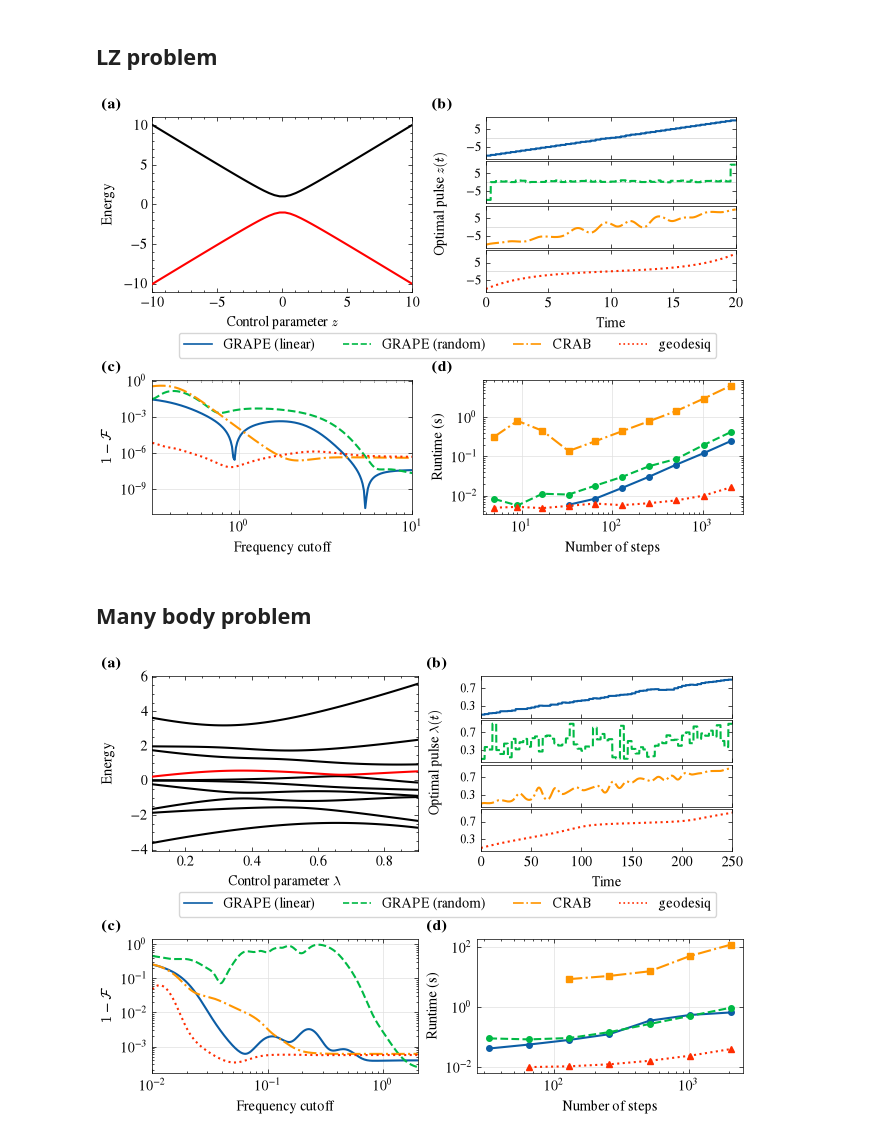
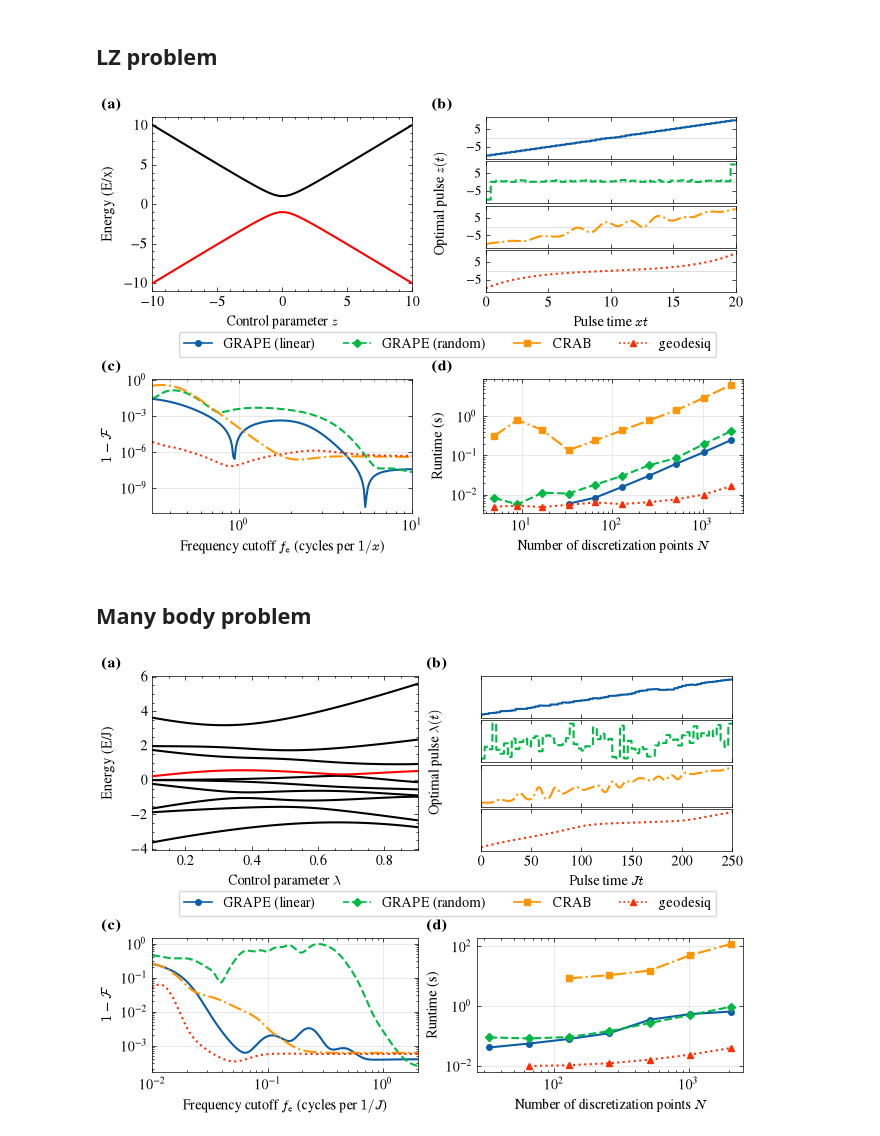
Before and after one commit to geodesiq-control/geodesiq-control, a Jupyter notebook: dev/manuscript_figures.ipynb, the cells around one changed output. Drawn from its saved outputs; the diff is of its cells as text; code cells hidden in the pictures.

```diff
--- a/dev/manuscript_figures.ipynb
+++ b/dev/manuscript_figures.ipynb
@@ -623,7 +625,7 @@ def pulses_and_runtime(Ls, ising_model, num_samples=200):
 
     return np.array(runtimes), np.array(control_pulses)
 # %%
-durations = np.linspace(0.1, 500, 10)
+durations = np.linspace(0.1, 500, 200)
 Ls = [2, 4, 6]
 fids = []
 
@@ -650,18 +652,18 @@ for i, L in enumerate(Ls):
     pulse = control_pulses[i]
     t_pulse = np.linspace(0, 1, len(pulse))
     ax.plot(t_pulse, pulse, lw=linewidth, color=colors_rgba[i], label=f"$L={L}$")
-ax.set_xlabel(r"Pulse time $t/t_\text{f}$", fontsize=fontsize_label)
-ax.set_ylabel(r"Control pulse $\lambda(t/t_\text{f})$", fontsize=fontsize_label)
+ax.set_xlabel(r"Rescaled time $t/t_\text{f}$", fontsize=fontsize_label)
+ax.set_ylabel(r"Pulse amplitude $\lambda(t)$", fontsize=fontsize_label)
 ax.legend(fontsize=fontsize_label)
 
 # ---- b) Infidelities ----
 ax = axes[1]
 for i, L in enumerate(Ls):
-    ax.plot(durations, 1 - fids[i], lw=linewidth, color=colors_rgba[i], label=f"$L={L}$", marker="o", markersize=5)
+    ax.plot(durations, 1 - fids[i], lw=linewidth, color=colors_rgba[i], label=f"$L={L}$")
 ax.set_yscale("log")
-ax.set_xlabel(r"Pulse time $Jt_\text{f}$", fontsize=fontsize_label)
+ax.set_xlabel(r"Pulse duration $Jt_\text{f}$", fontsize=fontsize_label)
 ax.set_ylabel(r"Infidelity $1-\mathcal{F}$", fontsize=fontsize_label)
-ax.legend(fontsize=fontsize_label)
+# ax.legend(fontsize=fontsize_label)
 
 # ---- c) Runtimes (violin plot) ----
 L_vals_runtime = np.array(Ls_runtime)
@@ -689,7 +691,7 @@ ax.yaxis.set_major_formatter(ticker.ScalarFormatter())
 ax.yaxis.set_minor_formatter(ticker.NullFormatter())
 ax.set_xticks(x)
 ax.set_xticklabels([f"$L={L}$" for L in Ls_runtime])
-ax.set_ylabel("Runtime [ms]", fontsize=fontsize_label)
+ax.set_ylabel("Runtime (ms)", fontsize=fontsize_label)
 
 for ax in axes:
     ax.tick_params(labelsize=fontsize_label)
@@ -928,7 +937,7 @@ methods = [
     (
         "GRAPE (random)",
         "GRAPE_random",
-        "o",
+        "D",
         grape_time_random,
         grape_pulse_random,
         fidelities_GRAPE_random,
@@ -951,7 +960,7 @@ for i in range(energies.shape[1]):
     ax_energy.plot(x_vals, energies[:, i], c="r" if is_target else "k", lw=lw, zorder=3 if is_target else 2)
 
 ax_energy.set_xlabel(rf"Control parameter ${x_label}$")
-ax_energy.set_ylabel("Energy")
+ax_energy.set_ylabel(f"Energy ({energy_units})")
 ax_energy.set_xlim(min(x_vals), max(x_vals))
 
 
@@ -961,7 +970,7 @@ lo = min(np.min(m[4]) for m in methods)
 hi = max(np.max(m[4]) for m in methods)
 pad = 0.1 * (hi - lo)
 
-for ax, (label, key, _, t, p, _, _) in zip(pulse_axes, methods):
+for ax, (label, key, _, t, p, _, _) in zip(pulse_axes, methods, strict=False):
     ax.plot(t, p, label=label, **pulses[key], linewidth=lw)
     ax.axhline(0, color="0.85", lw=0.6, zorder=-1)
     ax.tick_params(axis="y", labelsize=9)
@@ -971,10 +980,10 @@ for ax, (label, key, _, t, p, _, _) in zip(pulse_axes, methods):
 pulse_axes[0].set_ylim(lo - pad, hi + pad)
 pulse_axes[0].yaxis.set_major_locator(ticker.FixedLocator(pulse_ticks))
 pulse_axes[-1].set_xlim(0, max(np.max(m[3]) for m in methods))
-pulse_axes[-1].set_xlabel("Time")
+pulse_axes[-1].set_xlabel(rf"Pulse time ${time_units}$")
 
 # one y-label centred on the stack
-pulse_axes[1].set_ylabel("Optimal pulse $z(t)$")
+pulse_axes[1].set_ylabel(rf"Optimal pulse ${x_label}(t)$")
 pulse_axes[1].yaxis.set_label_coords(-0.15, 0.0)
 
 
@@ -985,10 +994,10 @@ for label, key, _, _, _, fid, _ in methods:
 
 ax_fidelity.set_xscale("log")
 ax_fidelity.set_yscale("log")
-ax_fidelity.set_xlabel("Frequency cutoff")
+ax_fidelity.set_xlabel(rf"Frequency cutoff $f_\mathrm{{c}}$ (cycles per $1/{energy_scale}$)")
 ax_fidelity.set_ylabel(r"$1 - \mathcal{F}$")
 light_grid(ax_fidelity)
-ax_fidelity.set_xlim(min(cutoffs), 10)
+ax_fidelity.set_xlim(min(cutoffs), max_freq)
 
 
 # ======= D: Runtime =======
@@ -998,14 +1007,14 @@ for label, key, marker, _, _, _, times in methods:
         n_ts_vals, np.nanmean(times, axis=1), label=label, marker=marker, markersize=ms, **pulses[key], linewidth=lw
     )
 
-ax_runtime.set_xlabel("Number of steps")
+ax_runtime.set_xlabel(r"Number of discretization points $N$")
 ax_runtime.set_ylabel("Runtime (s)")
 light_grid(ax_runtime)
 
 
 # ======= Common legend =======
 
-handles, labels = ax_fidelity.get_legend_handles_labels()
+handles, labels = ax_runtime.get_legend_handles_labels()
 
 ax_legend.axis("off")
 leg = ax_legend.legend(
@@ -1024,9 +1033,9 @@ plt.setp(leg.legend_handles, linewidth=1.2)
 fig.align_ylabels([ax_energy, ax_fidelity])
 panel_labels(fig, [ax_energy, pulse_axes[0], ax_fidelity, ax_runtime])
 
-fig.savefig("figures/LZ_benchmarks.pdf")
+fig.savefig(f"figures/{fig_name}.pdf")
 # %% [output]
-[figure, old version]
+[figure, new version]
 # %% [markdown]
 ## Many body problem
 # %%
@@ -1051,6 +1060,13 @@ fidelities_CRAB = data["fidelities_CRAB"]
 target = 6
 x_vals = lam_vals
 x_label = r"\lambda"
+
+energy_scale = "J"
+time_units = f"{energy_scale}t"
+energy_units = f"E/{energy_scale}"
+fig_name = "many_body_benchmarks"
+
+max_freq = np.max(cutoffs)
 # %%
 data = np.load("other_qoctrl/data/many_body_timing_results.npz")
 
@@ -1068,7 +1084,7 @@ gs = fig.add_gridspec(3, 2, height_ratios=[1.3, 0.1, 1])
 
 lw = 1.5
 ms = 4
-pulse_ticks = [0.3, 0.7]  # y-ticks shown on every pulse strip
+pulse_ticks = [-5, 5]  # y-ticks shown on every pulse strip
 
 # Layout:
 #
@@ -1096,7 +1112,7 @@ methods = [
     (
         "GRAPE (random)",
         "GRAPE_random",
-        "o",
+        "D",
         grape_time_random,
         grape_pulse_random,
         fidelities_GRAPE_random,
@@ -1119,7 +1135,7 @@ for i in range(energies.shape[1]):
     ax_energy.plot(x_vals, energies[:, i], c="r" if is_target else "k", lw=lw, zorder=3 if is_target else 2)
 
 ax_energy.set_xlabel(rf"Control parameter ${x_label}$")
-ax_energy.set_ylabel("Energy")
+ax_energy.set_ylabel(f"Energy ({energy_units})")
 ax_energy.set_xlim(min(x_vals), max(x_vals))
 
 
@@ -1129,7 +1145,7 @@ lo = min(np.min(m[4]) for m in methods)
 hi = max(np.max(m[4]) for m in methods)
 pad = 0.1 * (hi - lo)
 
-for ax, (label, key, _, t, p, _, _) in zip(pulse_axes, methods):
+for ax, (label, key, _, t, p, _, _) in zip(pulse_axes, methods, strict=False):
     ax.plot(t, p, label=label, **pulses[key], linewidth=lw)
     ax.axhline(0, color="0.85", lw=0.6, zorder=-1)
     ax.tick_params(axis="y", labelsize=9)
@@ -1139,10 +1155,10 @@ for ax, (label, key, _, t, p, _, _) in zip(pulse_axes, methods):
 pulse_axes[0].set_ylim(lo - pad, hi + pad)
 pulse_axes[0].yaxis.set_major_locator(ticker.FixedLocator(pulse_ticks))
 pulse_axes[-1].set_xlim(0, max(np.max(m[3]) for m in methods))
-pulse_axes[-1].set_xlabel("Time")
+pulse_axes[-1].set_xlabel(rf"Pulse time ${time_units}$")
 
 # one y-label centred on the stack
-pulse_axes[1].set_ylabel("Optimal pulse $\lambda(t)$")
+pulse_axes[1].set_ylabel(rf"Optimal pulse ${x_label}(t)$")
 pulse_axes[1].yaxis.set_label_coords(-0.15, 0.0)
 
 
@@ -1153,10 +1169,10 @@ for label, key, _, _, _, fid, _ in methods:
 
 ax_fidelity.set_xscale("log")
 ax_fidelity.set_yscale("log")
-ax_fidelity.set_xlabel("Frequency cutoff")
+ax_fidelity.set_xlabel(rf"Frequency cutoff $f_\mathrm{{c}}$ (cycles per $1/{energy_scale}$)")
 ax_fidelity.set_ylabel(r"$1 - \mathcal{F}$")
 light_grid(ax_fidelity)
-ax_fidelity.set_xlim(min(cutoffs), max(cutoffs))
+ax_fidelity.set_xlim(min(cutoffs), max_freq)
 
 
 # ======= D: Runtime =======
@@ -1164,34 +1180,34 @@ ax_fidelity.set_xlim(min(cutoffs), max(cutoffs))
 for label, key, marker, _, _, _, times in methods:
     ax_runtime.loglog(
         n_ts_vals, np.nanmean(times, axis=1), label=label, marker=marker, markersize=ms, **pulses[key], linewidth=lw
     )
 
-ax_runtime.set_xlabel("Number of steps")
+ax_runtime.set_xlabel(r"Number of discretization points $N$")
 ax_runtime.set_ylabel("Runtime (s)")
 light_grid(ax_runtime)
 
 
 # ======= Common legend =======
 
-handles, labels = ax_fidelity.get_legend_handles_labels()
+handles, labels = ax_runtime.get_legend_handles_labels()
 
 ax_legend.axis("off")
 leg = ax_legend.legend(
     handles,
     labels,
     loc="center",
     ncols=4,
     frameon=True,
     fontsize=10,
 )
 plt.setp(leg.legend_handles, linewidth=1.2)
 
 
 # ======= Panel labels & alignment =======
 
 fig.align_ylabels([ax_energy, ax_fidelity])
 panel_labels(fig, [ax_energy, pulse_axes[0], ax_fidelity, ax_runtime])
 
-fig.savefig("figures/many_body_benchmarks.pdf")
+fig.savefig(f"figures/{fig_name}.pdf")
 # %% [output]
-[figure, old version]
+[figure, new version]
```
Also changed, not shown: parts of 10 cells of this notebook, 13 other files.
